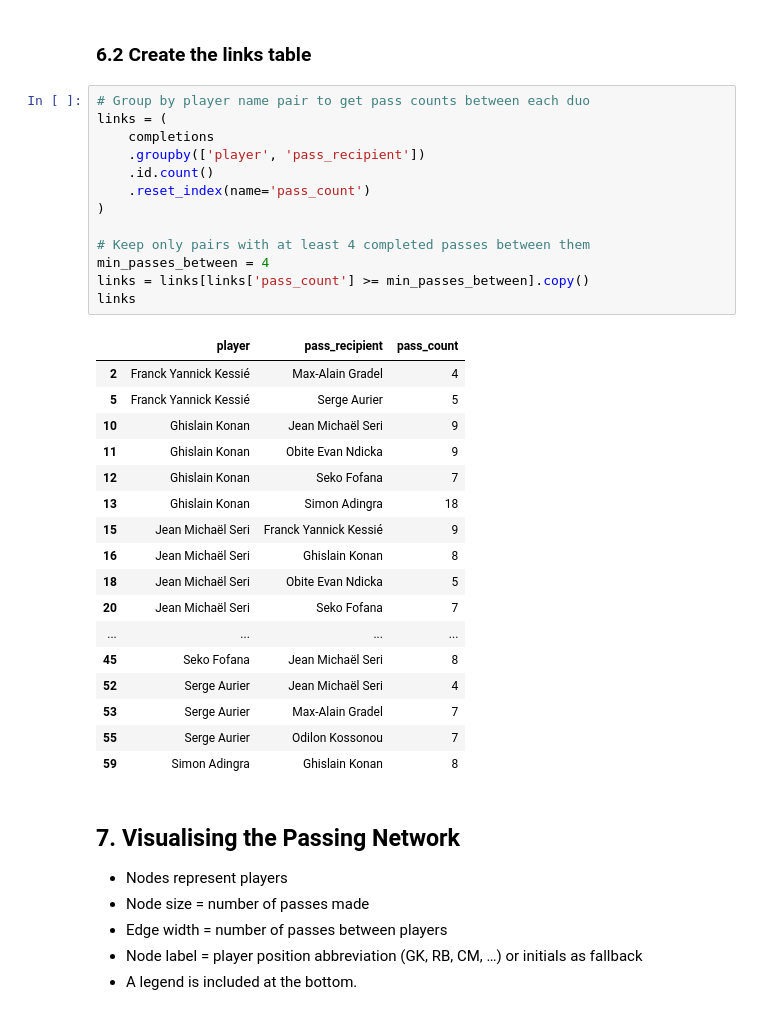
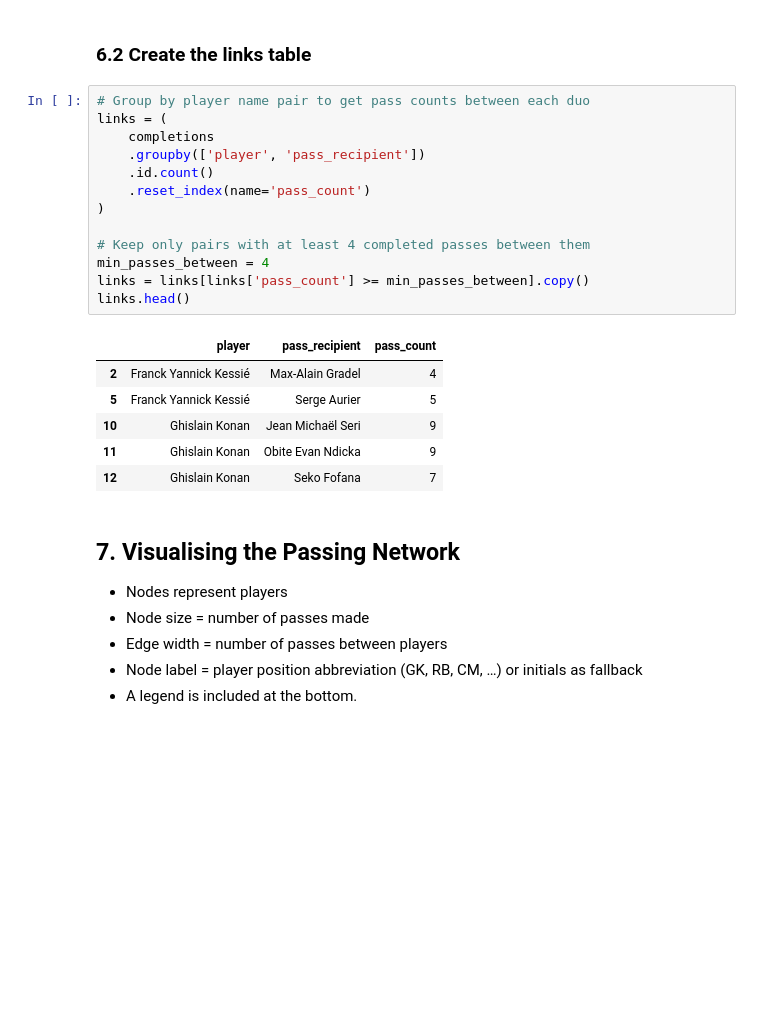
Before and after one commit to ashpe-osk/afcon2023-final-analysis, a Jupyter notebook: passing_network.ipynb, the cells around one changed output. Saved outputs shown, nothing was run; the diff lists cells and outputs as text; blank space fills up the shorter version.

```diff
--- a/passing_network.ipynb
+++ b/passing_network.ipynb
@@ -429,34 +430,23 @@ player_pos_table
 # %%
 # Group by player name pair to get pass counts between each duo
 links = (
     completions
     .groupby(['player', 'pass_recipient'])
     .id.count()
     .reset_index(name='pass_count')
 )
 
 # Keep only pairs with at least 4 completed passes between them
 min_passes_between = 4
 links = links[links['pass_count'] >= min_passes_between].copy()
-links
+links.head()
 # %% [output]
 |  | player | pass_recipient | pass_count |
 | 2 | Franck Yannick Kessié | Max-Alain Gradel | 4 |
 | 5 | Franck Yannick Kessié | Serge Aurier | 5 |
 | 10 | Ghislain Konan | Jean Michaël Seri | 9 |
 | 11 | Ghislain Konan | Obite Evan Ndicka | 9 |
 | 12 | Ghislain Konan | Seko Fofana | 7 |
-| 13 | Ghislain Konan | Simon Adingra | 18 |
-| 15 | Jean Michaël Seri | Franck Yannick Kessié | 9 |
-| 16 | Jean Michaël Seri | Ghislain Konan | 8 |
-| 18 | Jean Michaël Seri | Obite Evan Ndicka | 5 |
-| 20 | Jean Michaël Seri | Seko Fofana | 7 |
-| ... | ... | ... | ... |
-| 45 | Seko Fofana | Jean Michaël Seri | 8 |
-| 52 | Serge Aurier | Jean Michaël Seri | 4 |
-| 53 | Serge Aurier | Max-Alain Gradel | 7 |
-| 55 | Serge Aurier | Odilon Kossonou | 7 |
-| 59 | Simon Adingra | Ghislain Konan | 8 |
 # %% [markdown]
 <a id="visualising-network"></a>
 ## 7. Visualising the Passing Network
```
Also changed, not shown: parts of 2 cells of this notebook.
